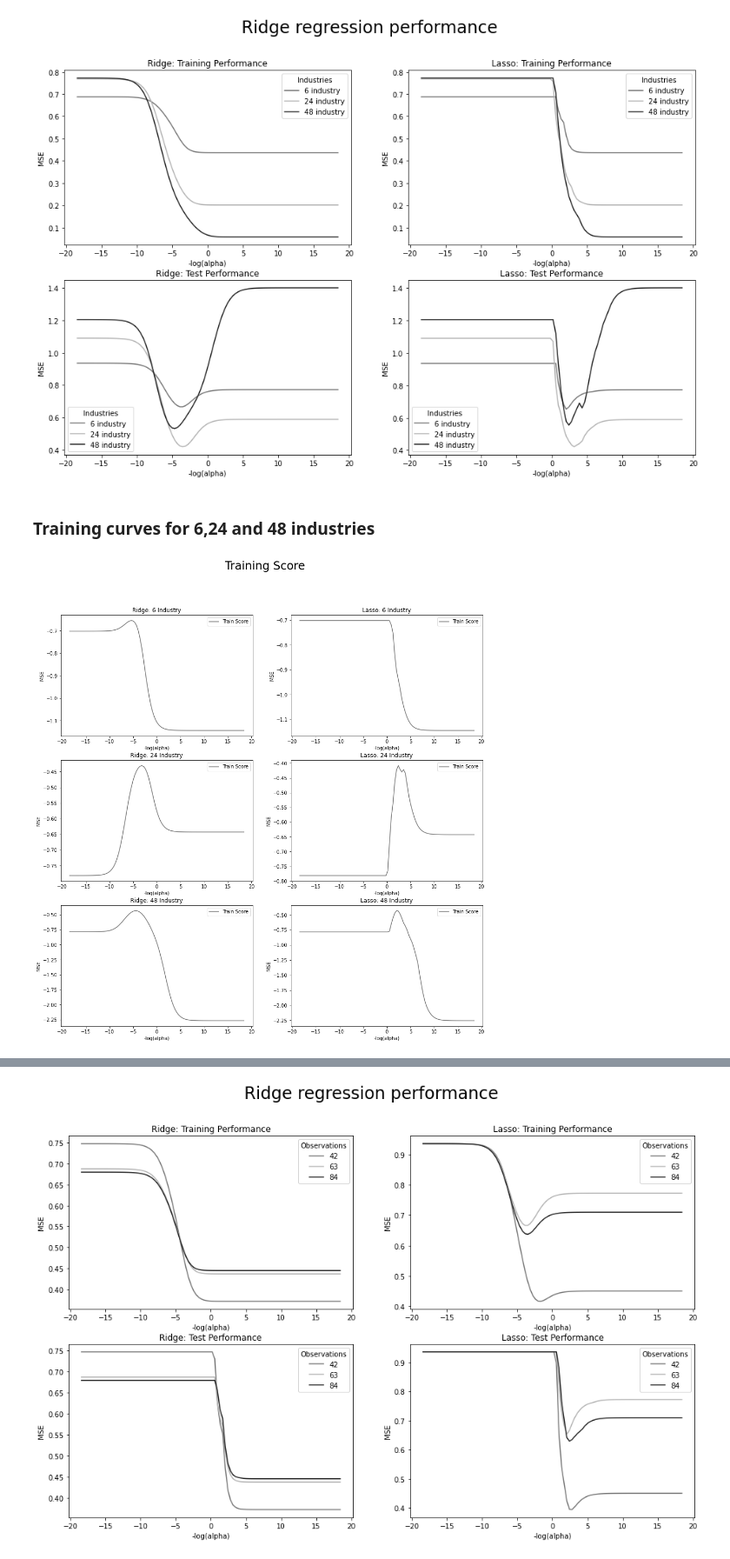
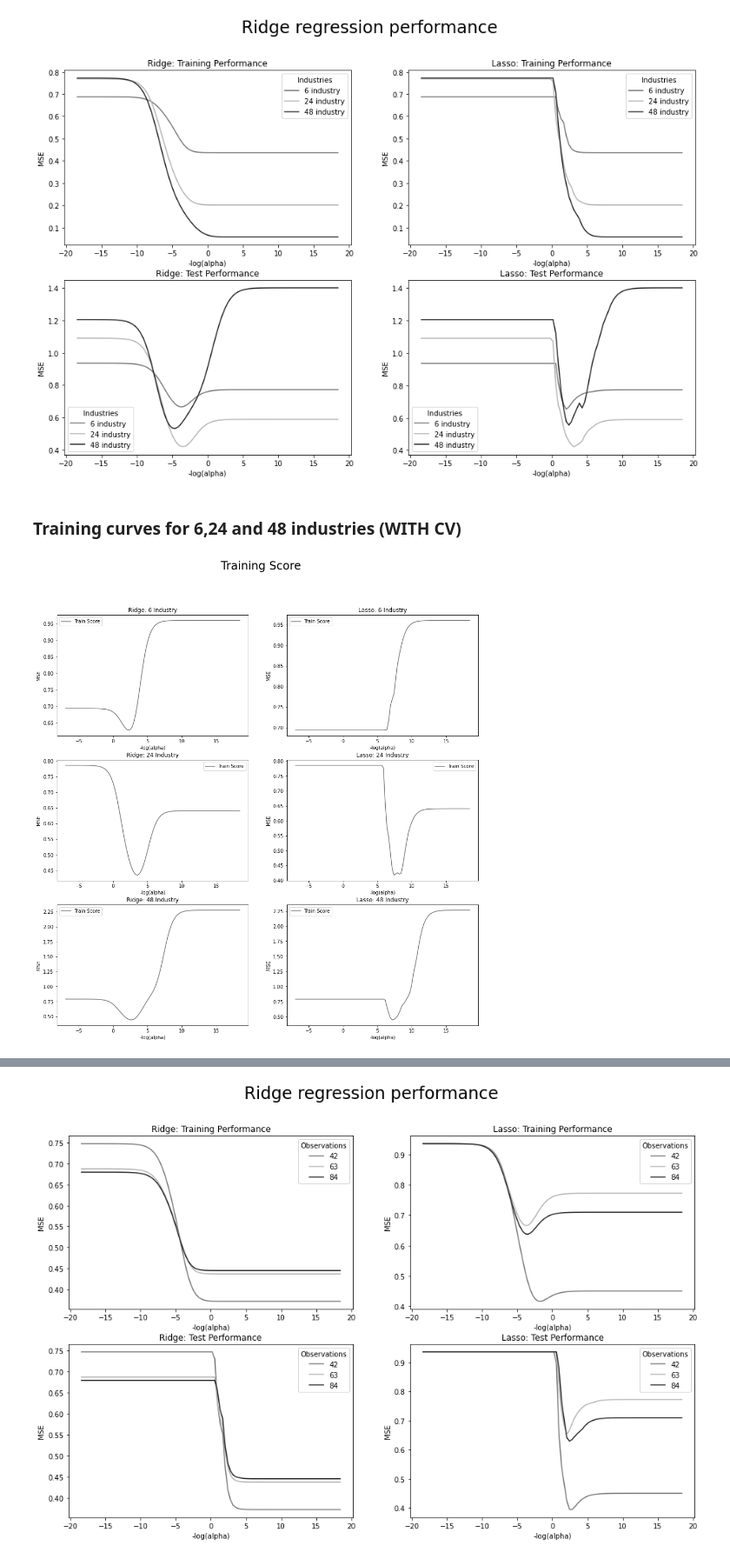
Before and after one commit to Sean-Chaos/DBA-3803-Project, a Jupyter notebook: DBA 3803 Group Project (Working copy).ipynb, the cells around one changed output, grey strips where cells are left out. Shown at 87% size. Saved outputs shown, nothing was run; the diff lists cells and outputs as text; code cells hidden in the pictures.

Commit message:
Add files via upload
- fixed errors
- cleaned up graphs again

```diff
--- a/DBA 3803 Group Project (Working copy).ipynb
+++ b/DBA 3803 Group Project (Working copy).ipynb
@@ -497,22 +508,22 @@ test(models, temp_df_raw)
 # %%
 
 pipe_r = Pipeline(steps=[("scaler", StandardScaler(with_std = False)),
-                         ("ridge", Ridge())])
+                         ("ridge", Ridge(fit_intercept = False))])
 
 ridge_params = {'ridge__alpha':np.logspace(-8,8,100)}
 
-grid_r = GridSearchCV(estimator=pipe_r, param_grid=ridge_params, n_jobs=-1,  cv = 8)
+grid_r = GridSearchCV(estimator=pipe_r, param_grid=ridge_params, n_jobs=-1,  cv = 10)
 
 grid_r.fit(X_train_raw, y_train_raw)
 
 #--------------------------------------------------------------------------------------------------
 
 pipe_l = Pipeline(steps=[("scaler", StandardScaler(with_std = False)),
-                         ("lasso", Lasso())])
+                         ("lasso", Lasso(fit_intercept = False))])
 
 lasso_params = {'lasso__alpha':np.logspace(-8,8,100)}
 
-grid_l = GridSearchCV(estimator=pipe_l, param_grid=lasso_params, n_jobs=-1,  cv = 8)
+grid_l = GridSearchCV(estimator=pipe_l, param_grid=lasso_params, n_jobs=-1,  cv = 10)
 
 grid_l.fit(X_train_raw, y_train_raw)
 
@@ -554,7 +565,7 @@ for reg in regressions:
                                  ("mdl", reg(cur_alpha, fit_intercept = False))])
 
         # Perform 10-fold cross validation
-        scores = cross_val_score(estimator = clf_cv, X = X_train_raw, y = y_train_raw, cv = 8, \
+        scores = cross_val_score(estimator = clf_cv, X = X_train_raw, y = y_train_raw, cv = 10, \
                                  scoring = 'neg_mean_squared_error', n_jobs = -1)
 
         cvResults.append(abs(scores.mean()))
@@ -596,7 +607,7 @@ for reg in regressions:
                                  ("mdl", reg(cur_alpha, fit_intercept = False))])
 
         # Perform 10-fold cross validation
-        scores = cross_val_score(estimator = clf_cv, X = X_train_raw, y = y_train_raw, cv = 8, \
+        scores = cross_val_score(estimator = clf_cv, X = X_train_raw, y = y_train_raw, cv = 10, \
                                  scoring = 'neg_mean_squared_error', n_jobs = -1)
 
         cvResults.append(abs(scores.mean()))
@@ -704,7 +770,7 @@ for reg in regressions:
         test_mse_all = []
 
         for cur_alpha in alpha_vec:
-            mdl = reg(cur_alpha)
+            mdl = reg(cur_alpha, fit_intercept = False)
             mdl.fit(X_train, y_train)
 
             # Training
@@ -744,7 +810,7 @@ plt.show()
 # %% [output]
 [figure]
 # %% [markdown]
-### Training curves for 6,24 and 48 industries
+### Training curves for 6,24 and 48 industries (WITH CV)
 # %%
 ind_6 = ['Trans', 'Hshld', 'Guns', 'LabEq', 'Fin', 'Hlth']
 ind_24 = ['Drugs', 'LabEq', 'Clths', 'Aero', 'RlEst', 'Mach', 'Beer', 'Hshld', 'Insur',
@@ -758,7 +824,7 @@ testing = [ind_6, ind_24, ind_48]
 
 regressions = [Ridge, Lasso]
 
-alpha_list = [np.logspace(-8,8,100), np.logspace(-8,8,100)]
+alpha_list = list(np.logspace(-8,8,100))
 testing = [ind_6, ind_24, ind_48]
 
 fig, axs = plt.subplots(nrows=3, ncols=2, figsize=(16,16))
@@ -815,42 +881,42 @@ for reg in regressions:
 
         #--------------------------------------------------------------------------------------------------
 
-        for cur_alpha in alpha_list[col]:
+        for cur_alpha in alpha_list:
 
             clf_cv = Pipeline(steps=[("scaler", StandardScaler(with_std = False)),
-                                     ("mdl", reg(cur_alpha))])
+                                     ("mdl", reg(cur_alpha, fit_intercept = False))])
 
             # Perform 10-fold cross validation
-            scores = cross_val_score(estimator = clf_cv, X = X_train_raw, y = y_train_raw, cv = 8, \
+            scores = cross_val_score(estimator = clf_cv, X = X_train_raw, y = y_train_raw, cv = 10, \
                                      scoring = 'neg_mean_squared_error', n_jobs = -1)
 
-            cvResults.append(scores.mean())
+            cvResults.append(abs(scores.mean()))
 
         fig = sns.lineplot(y = cvResults, x = -np.log(alpha_vec), label = "Train Score", ax = axs[row, col])
         row += 1
 
     col+= 1
 
 
 #--------------------------------------------------------------------------------------------------
 
 # Graph
 axs[0,0].title.set_text('Ridge: 6 Industry')
 axs[1,0].title.set_text('Ridge: 24 Industry')
 axs[2,0].title.set_text('Ridge: 48 Industry')
 axs[0,1].title.set_text('Lasso: 6 Industry')
 axs[1,1].title.set_text('Lasso: 24 Industry')
 axs[2,1].title.set_text('Lasso: 48 Industry')
 
 axs[0,0].set(xlabel='-log(alpha)', ylabel='MSE')
 axs[1,0].set(xlabel='-log(alpha)', ylabel='MSE')
 axs[2,0].set(xlabel='-log(alpha)', ylabel='MSE')
 axs[0,1].set(xlabel='-log(alpha)', ylabel='MSE')
 axs[1,1].set(xlabel='-log(alpha)', ylabel='MSE')
 axs[2,1].set(xlabel='-log(alpha)', ylabel='MSE')
 
 plt.suptitle('Training Score', fontsize = 24)
 plt.show()
 # %% [output]
-[figure, old version]
+[figure, new version]
 # %% [markdown]
```
Also changed, not shown: parts of 48 cells of this notebook.
